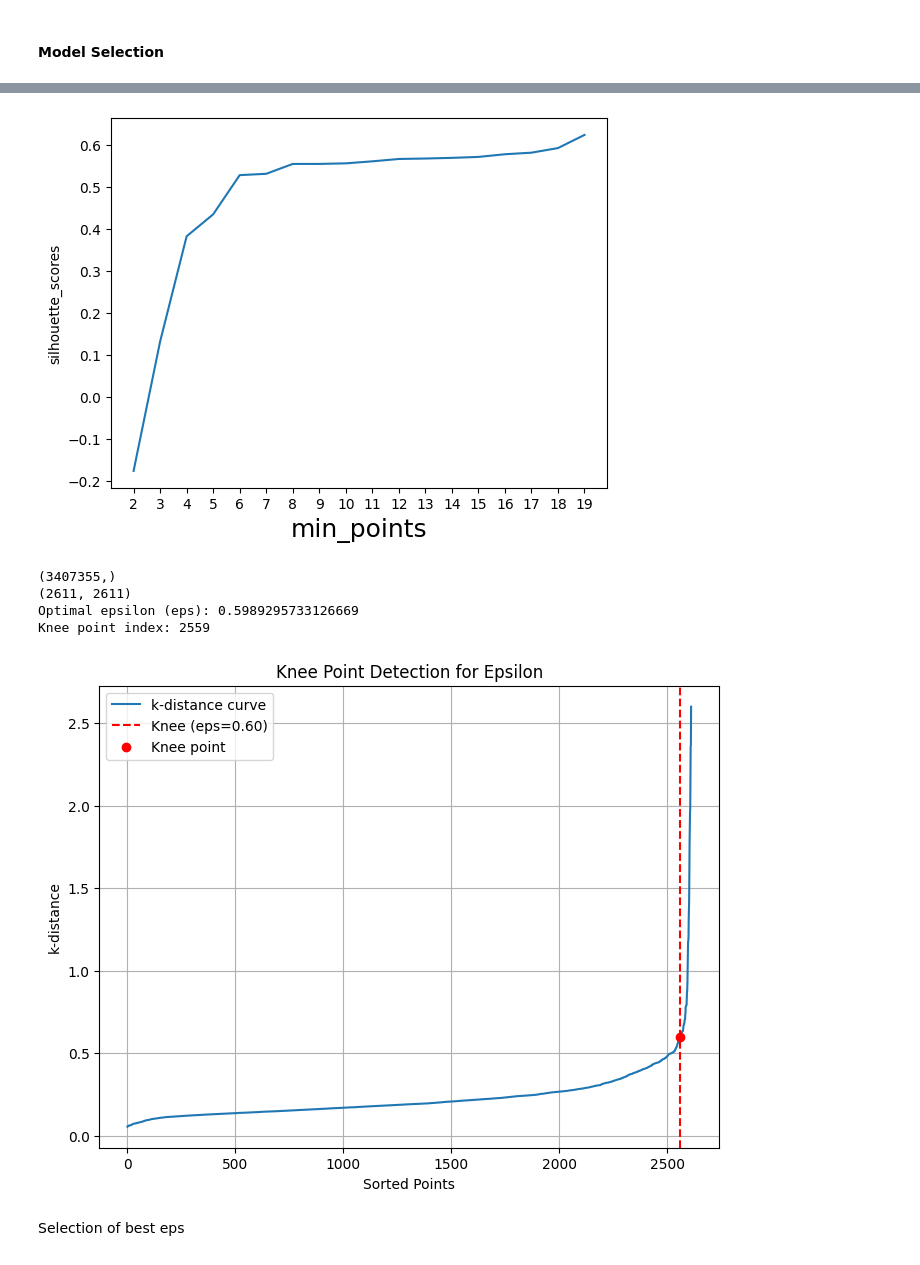
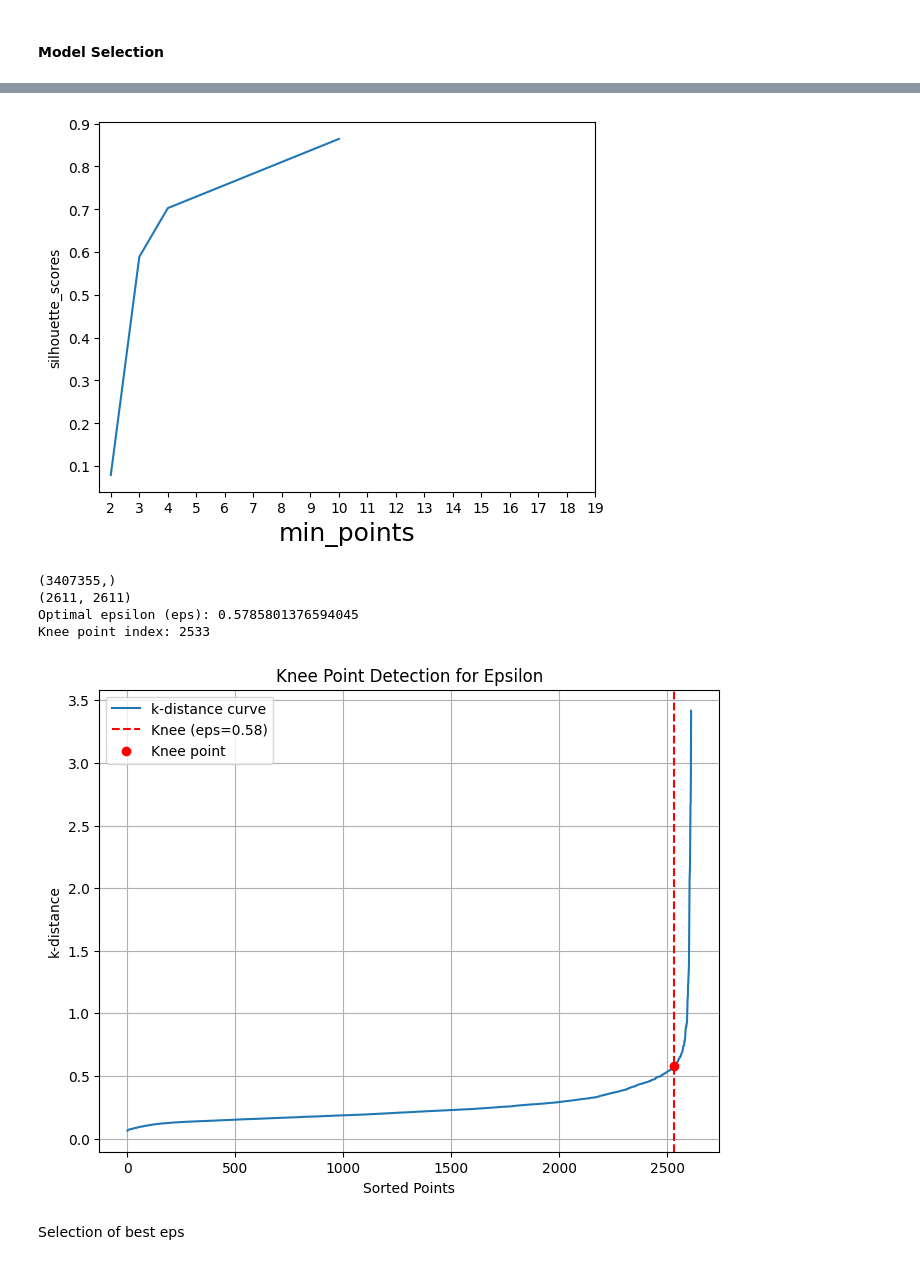
Before and after one commit to JacopoRaffi/DM_Project, a Jupyter notebook: TASK3/density_based_clustering.ipynb, the cells around one changed output, grey strips where cells are left out. Saved outputs shown, nothing was run; the diff lists cells and outputs as text; code cells hidden in the pictures.

Commit message:
Complete DBSCAN

```diff
--- a/TASK3/density_based_clustering.ipynb
+++ b/TASK3/density_based_clustering.ipynb
@@ -65,6 +65,7 @@ dist = squareform(pdist(data_scaled, 'euclidean'))
 min_points = range(2, 20)
 optimal_eps = []
 optimal_index = []
+cluster_count = []
 silhouette_scores = []
 
 
@@ -106,13 +107,23 @@ for i, value in enumerate(min_points):
 
     # Add cluster labels to the data
     data_for_clustering['cluster'] = clusters
+    number_of_clusters = data_for_clustering['cluster'].nunique()
+    cluster_count.append(number_of_clusters)
+
+    if(number_of_clusters < 3): # Considering that a cluster is that of outliers, to compite silhouette we need at least 3 clusters here
+        silhouette_scores.append(None)
+        continue
+
+    # Removing outliers so to not include them in silhouette calculation
+    no_out_data_scaled = scaler.fit_transform(data_for_clustering[data_for_clustering['cluster'] != -1])
+    no_out_labels = dbscan.labels_[dbscan.labels_ != -1]
 
     # Calculate Silhouette
-    silhouette_scores.append(silhouette_score(data_scaled, dbscan.labels_))
+    silhouette_scores.append(silhouette_score(no_out_data_scaled, no_out_labels))
 
 
 # Creating the DataFrame
-model_selection_data = {"min_points": min_points, "optimal_eps": optimal_eps, "optimal_index": optimal_index, "silhouette_score": silhouette_scores}
+model_selection_data = {"min_points": min_points, "optimal_eps": optimal_eps, "optimal_index": optimal_index, "cluster_count": cluster_count, "silhouette_score": silhouette_scores}
 model_selection_df = pd.DataFrame(model_selection_data)
 
 model_selection_df
@@ -154,14 +165,17 @@ See the caveats in the documentation: https://pandas.pydata.org/pandas-docs/stab
 # %%
-plt.plot(min_points, sorted(silhouette_scores))
+x = model_selection_df[model_selection_df['cluster_count'] > 2]['min_points']
+y = model_selection_df[model_selection_df['cluster_count'] > 2]['silhouette_score']
+
+plt.plot(x, y)
 plt.ylabel('silhouette_scores')
 plt.xlabel('min_points', fontsize=18)
 plt.xticks(min_points)
 plt.tick_params(axis='both', which='major', labelsize=10)
 plt.show()
 # %% [output]
-[figure, old version]
+[figure, new version]
 # %%
-min_points = 8
+min_points = 10
 
 dist = pdist(data_scaled, 'euclidean') #pair wise distance
 print (dist.shape)
@@ -201,9 +215,9 @@ plt.show()
 # %% [output]
 (3407355,)
 (2611, 2611)
-Optimal epsilon (eps): 0.5989295733126669
-Knee point index: 2559
+Optimal epsilon (eps): 0.5785801376594045
+Knee point index: 2533
-[figure, old version]
+[figure, new version]
 # %% [markdown]
 Selection of best eps
 # %%
```
Also changed, not shown: parts of 10 cells of this notebook.
